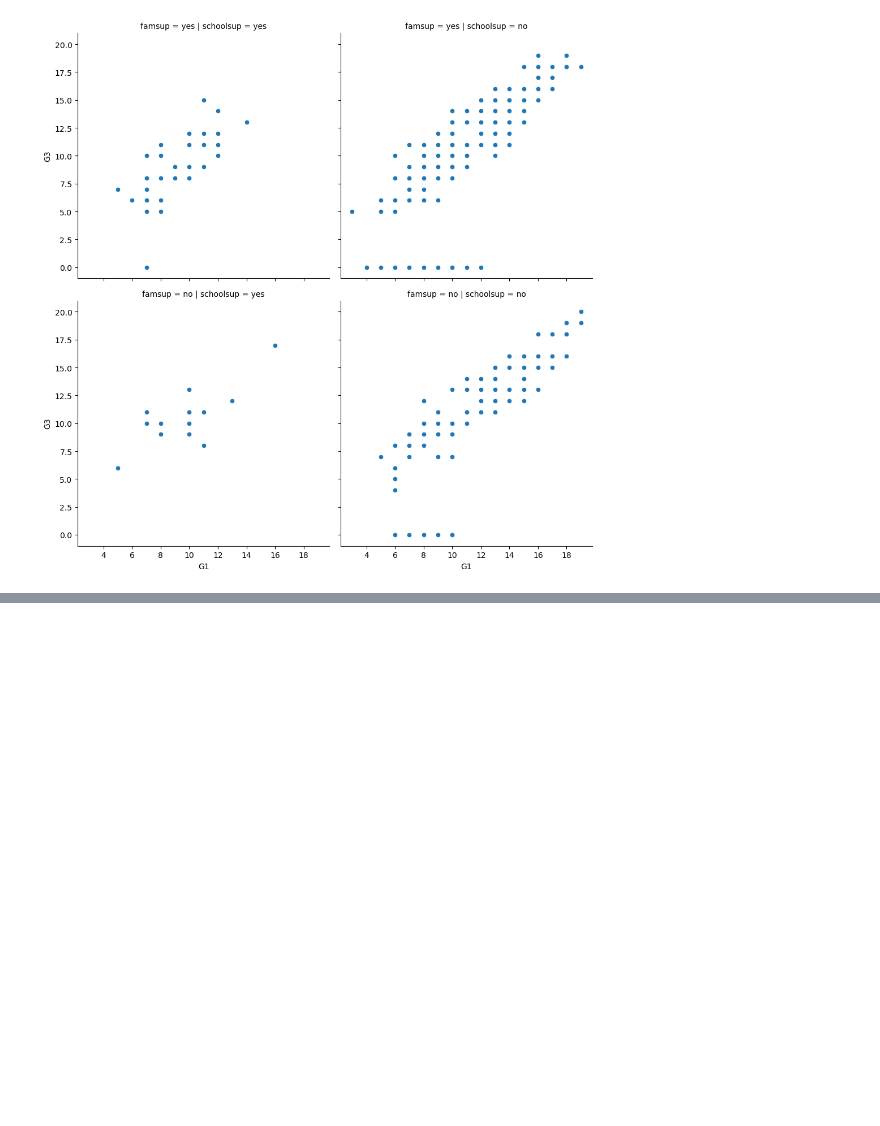
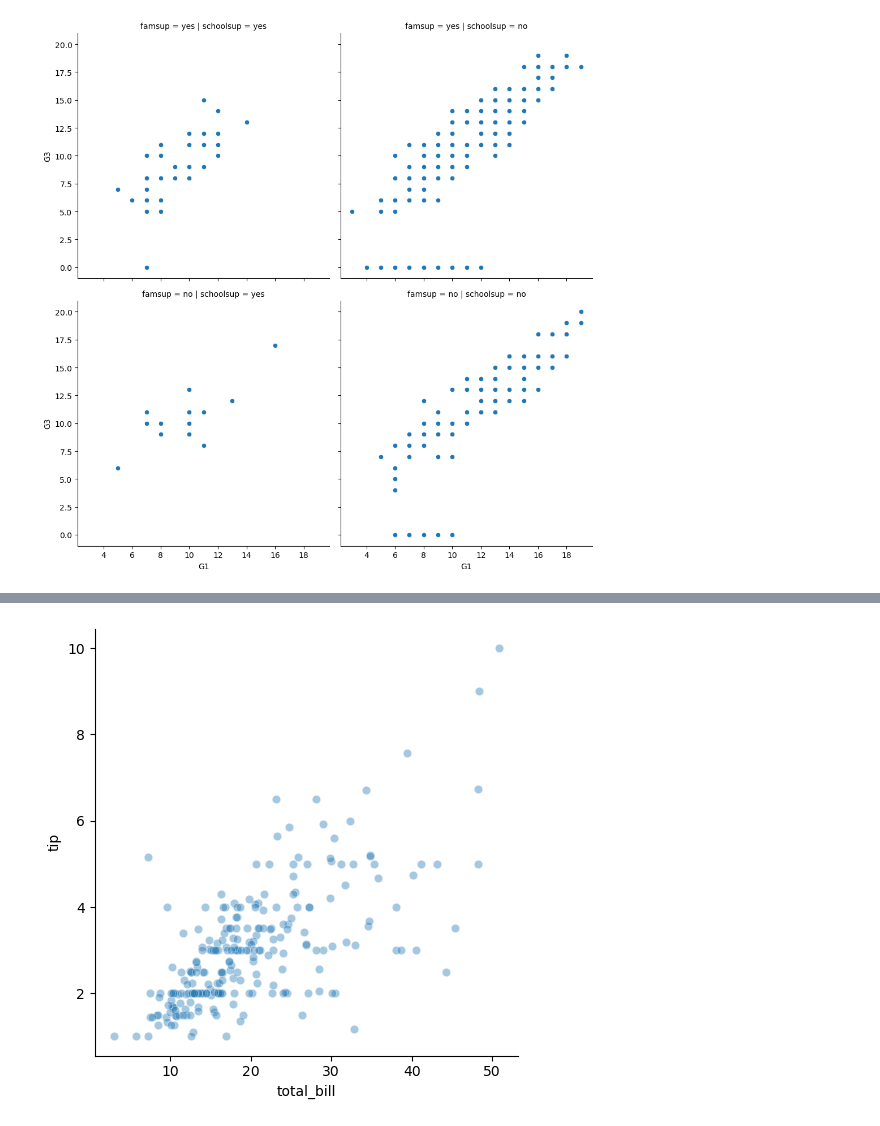
Before and after one commit to cintia-shinoda/python, a Jupyter notebook: 02-Datacamp-Python/05-Intro-Data-Viz-Seaborn/2-Visualizing-2-Quant-Variables.ipynb, the cells around one changed output, grey strips where cells are left out. Saved outputs shown, nothing was run; the diff lists cells and outputs as text; code cells hidden in the pictures; blank space fills up the shorter version.

```diff
--- a/02-Datacamp-Python/05-Intro-Data-Viz-Seaborn/2-Visualizing-2-Quant-Variables.ipynb
+++ b/02-Datacamp-Python/05-Intro-Data-Viz-Seaborn/2-Visualizing-2-Quant-Variables.ipynb
@@ -109,0 +141,11 @@ plt.show()
+# %%
+# transparency: set alpha to be between 0 and 1
+sns.relplot(x="total_bill",
+            y="tip",
+            data=tips,
+            kind="scatter",
+            alpha=0.4
+)
+plt.show()
+# %% [output]
+[figure, added]
```
Also changed, not shown: parts of 16 cells of this notebook, 3 other files.
